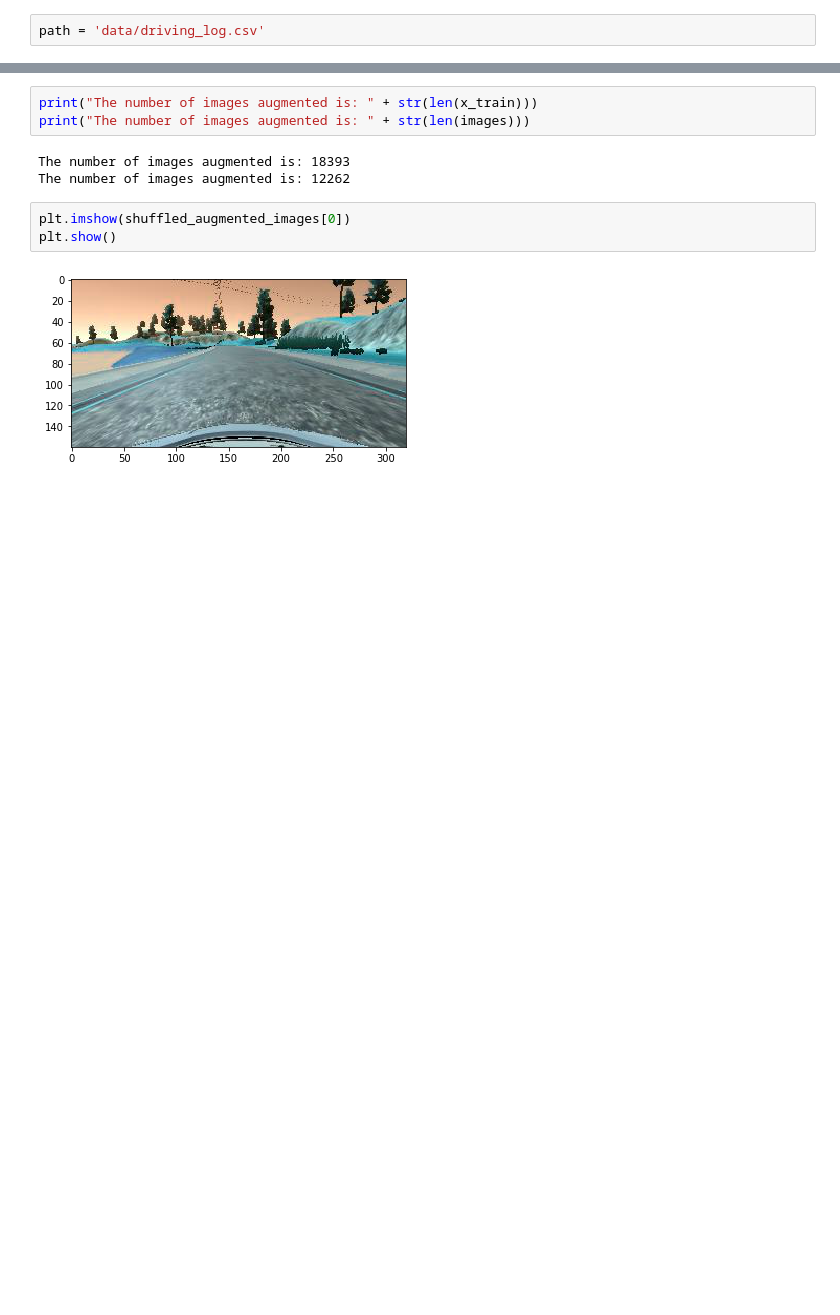
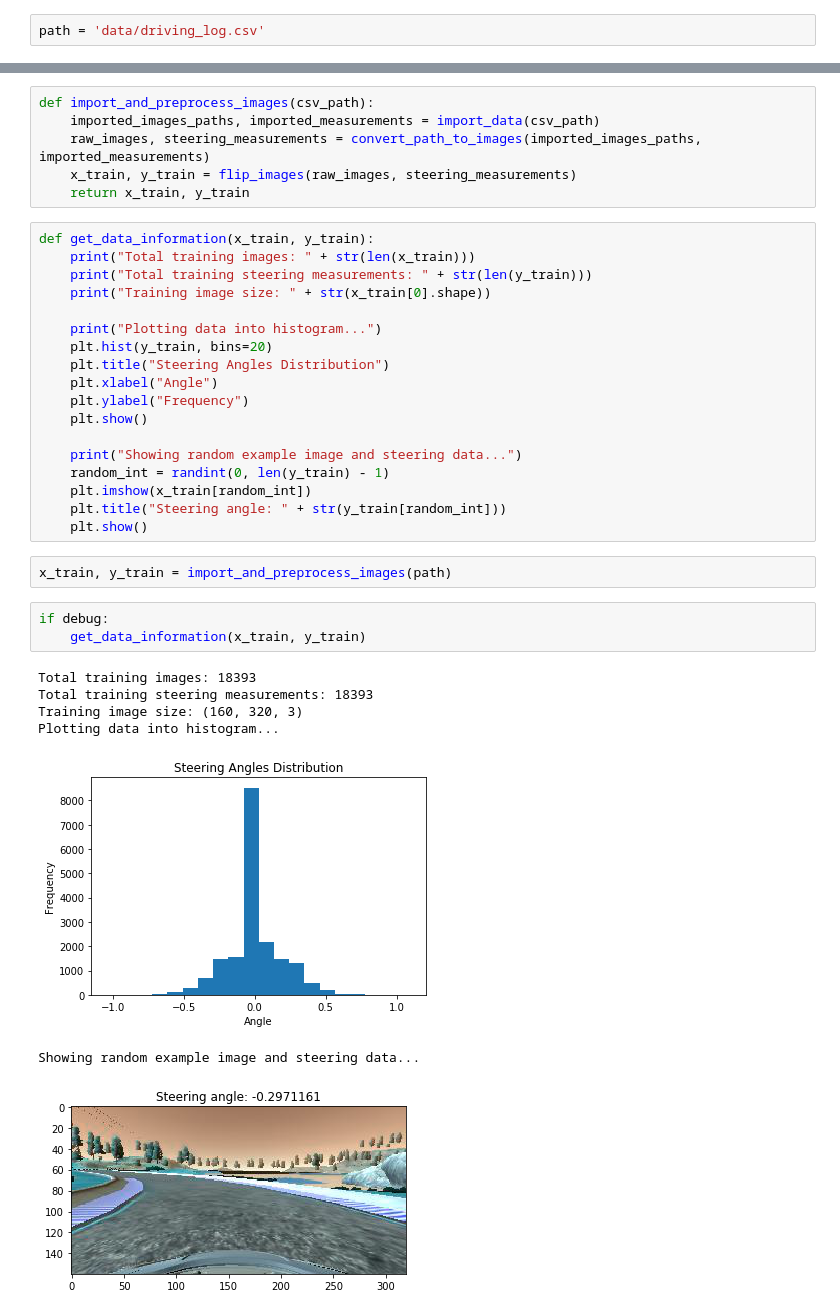
Before and after one commit to jonaschan/Behavioral-Cloning, a Jupyter notebook: model.ipynb, the cells around one changed output, grey strips where cells are left out. Saved outputs shown, nothing was run; the diff lists cells and outputs as text; blank space fills up the shorter version.

```diff
--- a/model.ipynb
+++ b/model.ipynb
@@ -82,11 +72,37 @@ The number of images augmented is: 18393
-# %%
-print("The number of images augmented is: " + str(len(x_train)))
-print("The number of images augmented is: " + str(len(images)))
-# %% [output]
-The number of images augmented is: 18393
-The number of images augmented is: 12262
-# %%
-plt.imshow(shuffled_augmented_images[0])
-plt.show()
-# %% [output]
-[figure, removed]
+# %%
+def import_and_preprocess_images(csv_path):
+    imported_images_paths, imported_measurements = import_data(csv_path)
+    raw_images, steering_measurements = convert_path_to_images(imported_images_paths, imported_measurements)
+    x_train, y_train = flip_images(raw_images, steering_measurements)
+    return x_train, y_train
+# %%
+def get_data_information(x_train, y_train):
+    print("Total training images: " + str(len(x_train)))
+    print("Total training steering measurements: " + str(len(y_train)))
+    print("Training image size: " + str(x_train[0].shape))
+
+    print("Plotting data into histogram...")
+    plt.hist(y_train, bins=20)
+    plt.title("Steering Angles Distribution")
+    plt.xlabel("Angle")
+    plt.ylabel("Frequency")
+    plt.show()
+
+    print("Showing random example image and steering data...")
+    random_int = randint(0, len(y_train) - 1)
+    plt.imshow(x_train[random_int])
+    plt.title("Steering angle: " + str(y_train[random_int]))
+    plt.show()
+# %%
+x_train, y_train = import_and_preprocess_images(path)
+# %%
+if debug:
+    get_data_information(x_train, y_train)
+# %% [output]
+Total training images: 18393
+Total training steering measurements: 18393
+Training image size: (160, 320, 3)
+Plotting data into histogram...
+[figure, added]
+Showing random example image and steering data...
+[figure, added]
```
Also changed, not shown: parts of 6 cells of this notebook.
